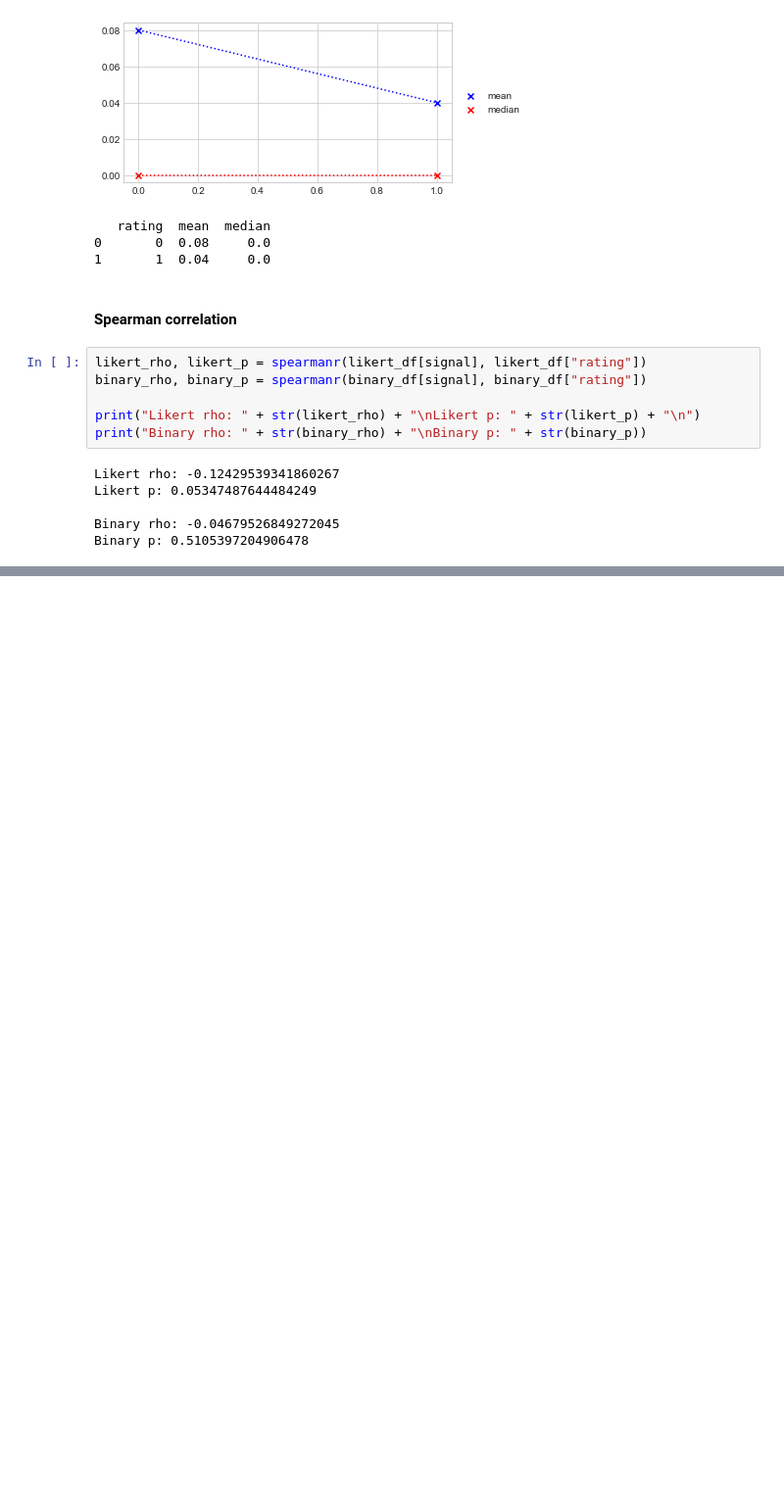
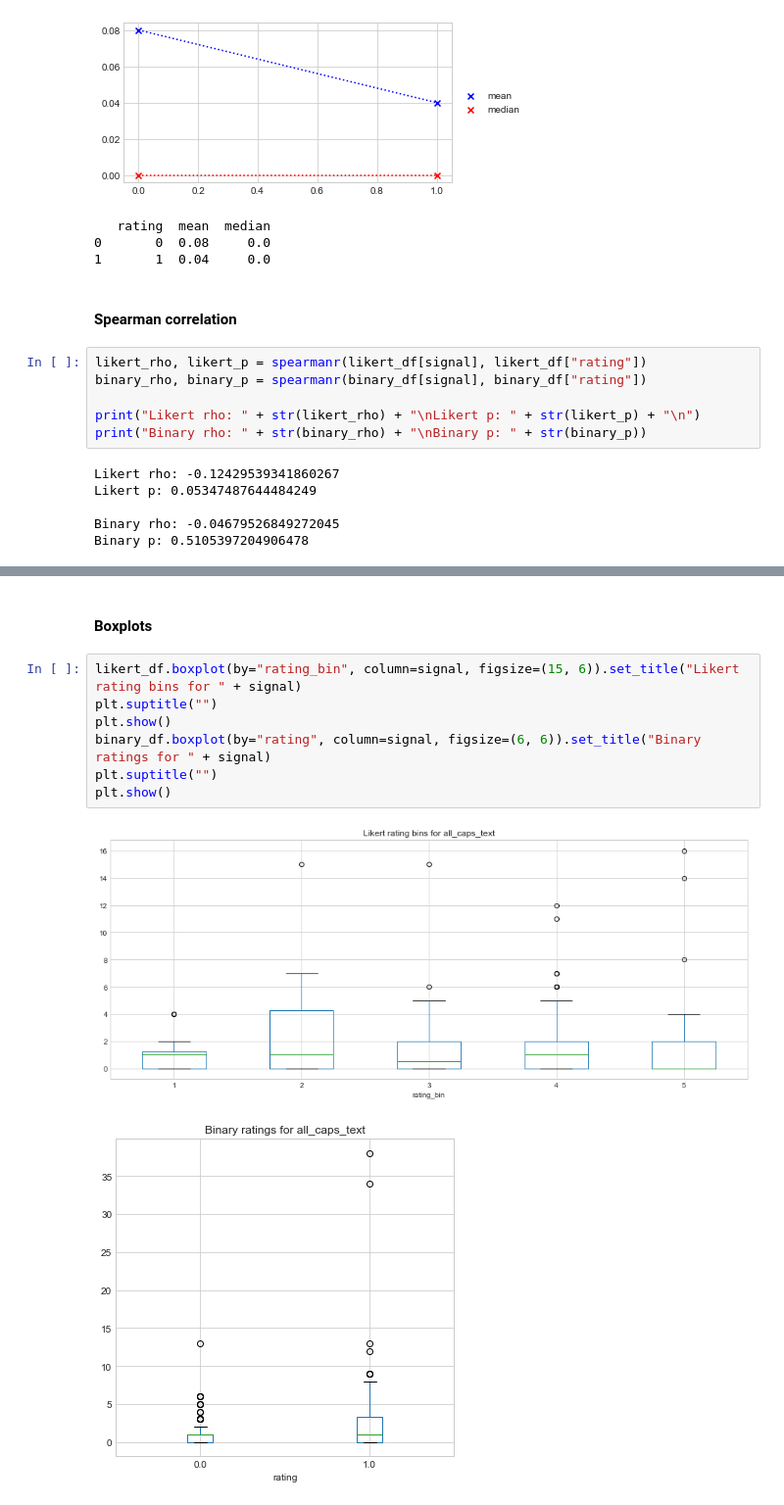
Before and after one commit to lvap/alpaca, a Jupyter notebook: analysis/signal_analysis.ipynb, the cells around one changed output, grey strips where cells are left out. Shown at 98% size. Saved outputs shown, nothing was run; the diff lists cells and outputs as text; blank space fills up the shorter version.

```diff
--- a/analysis/signal_analysis.ipynb
+++ b/analysis/signal_analysis.ipynb
@@ -968,0 +984,12 @@ Binary p: 0.5105397204906478
+# %% [markdown]
+#### Boxplots
+# %%
+likert_df.boxplot(by="rating_bin", column=signal, figsize=(15, 6)).set_title("Likert rating bins for " + signal)
+plt.suptitle("")
+plt.show()
+binary_df.boxplot(by="rating", column=signal, figsize=(6, 6)).set_title("Binary ratings for " + signal)
+plt.suptitle("")
+plt.show()
+# %% [output]
+[figure, added]
+[figure, added]
```
Also changed, not shown: parts of 32 cells of this notebook, 9 other files.
